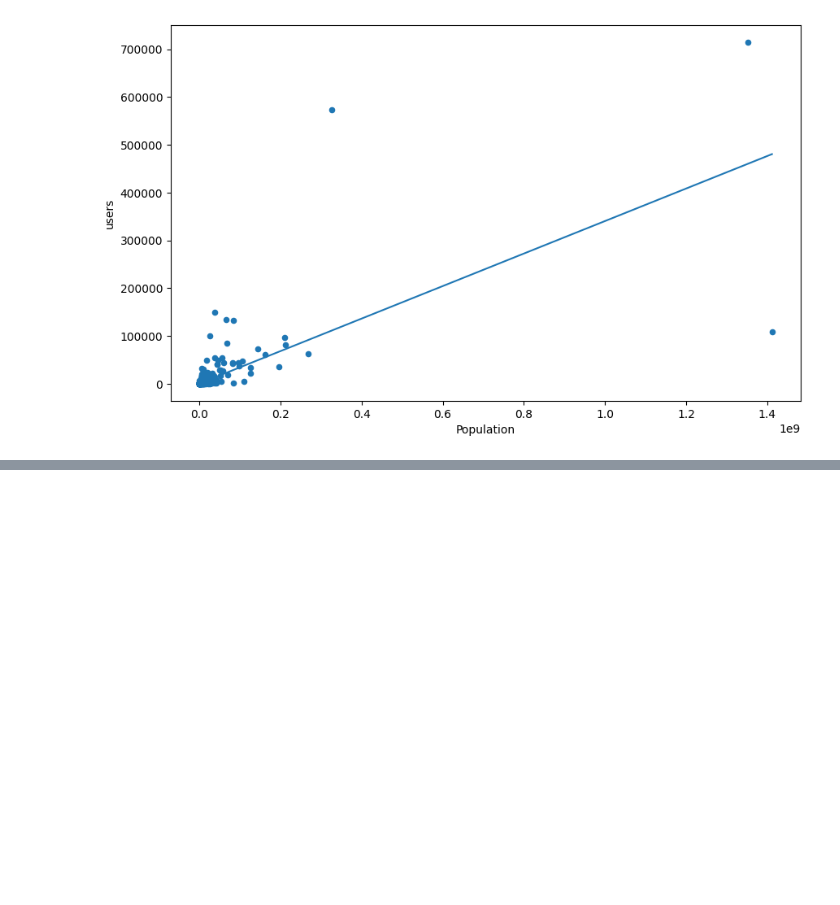
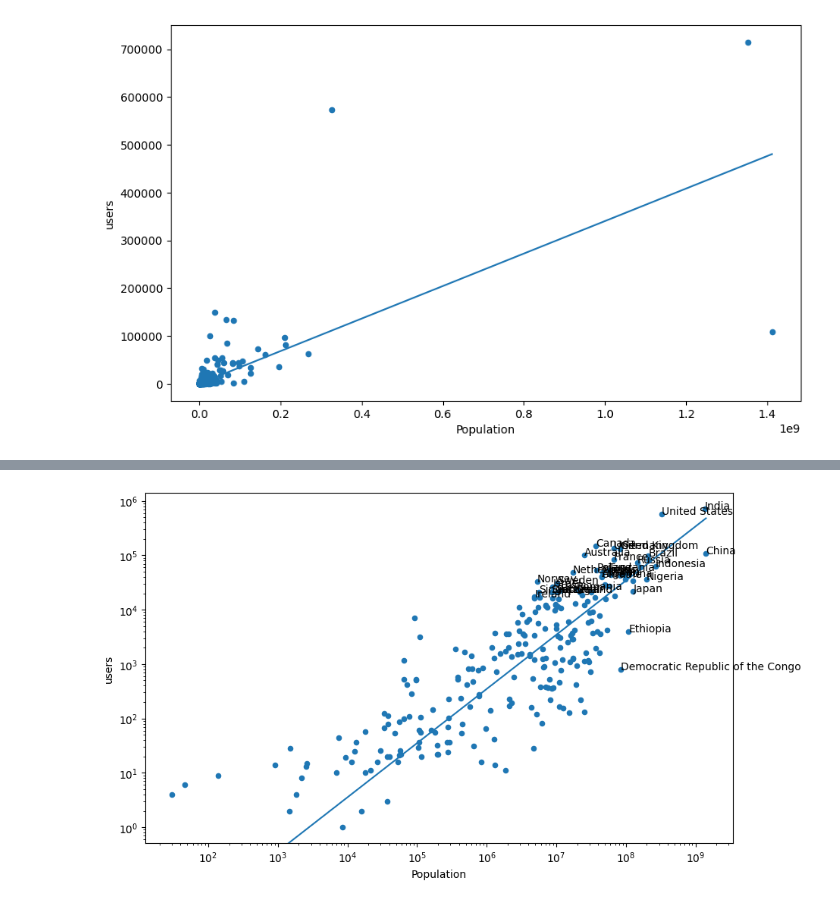
Before and after one commit to flopezd/so_q_recom, a Jupyter notebook: notebooks/eda/country_dist.ipynb, the cells around one changed output, grey strips where cells are left out. Saved outputs shown, nothing was run; the diff lists cells and outputs as text; code cells hidden in the pictures; blank space fills up the shorter version.

```diff
--- a/notebooks/eda/country_dist.ipynb
+++ b/notebooks/eda/country_dist.ipynb
@@ -88,0 +106,15 @@ sns.histplot(data=countries_df[countries_df["Population"]< 3e8], x="error");
+# %%
+error_ts = 15000
+ax = countries_df.plot(x="Population", y="users", kind="scatter")
+max_pop = countries_df["Population"].max()
+plt.plot([0,max_pop],[0, max_pop*results.params["Population"]])
+ax.set_yscale('log')
+ax.set_xscale('log')
+
+filtered_df =  countries_df[np.abs(countries_df["error"]) > error_ts]
+for label, x, y in zip(filtered_df["country"],
+                       filtered_df["Population"],
+                       filtered_df["users"]):
+    plt.annotate(label, xy=(x, y));
+# %% [output]
+[figure, added]
```
Also changed, not shown: parts of 12 cells of this notebook, 3 other files.
